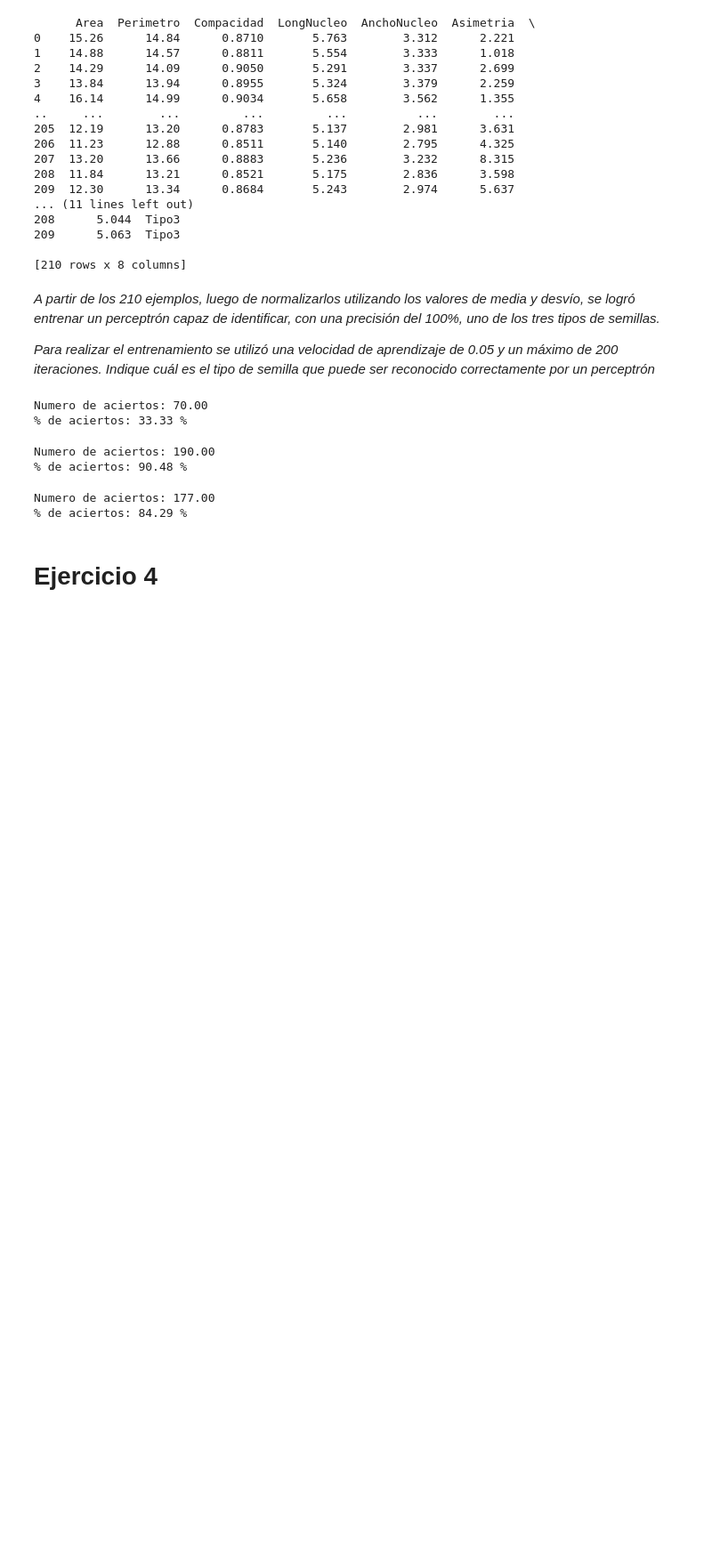
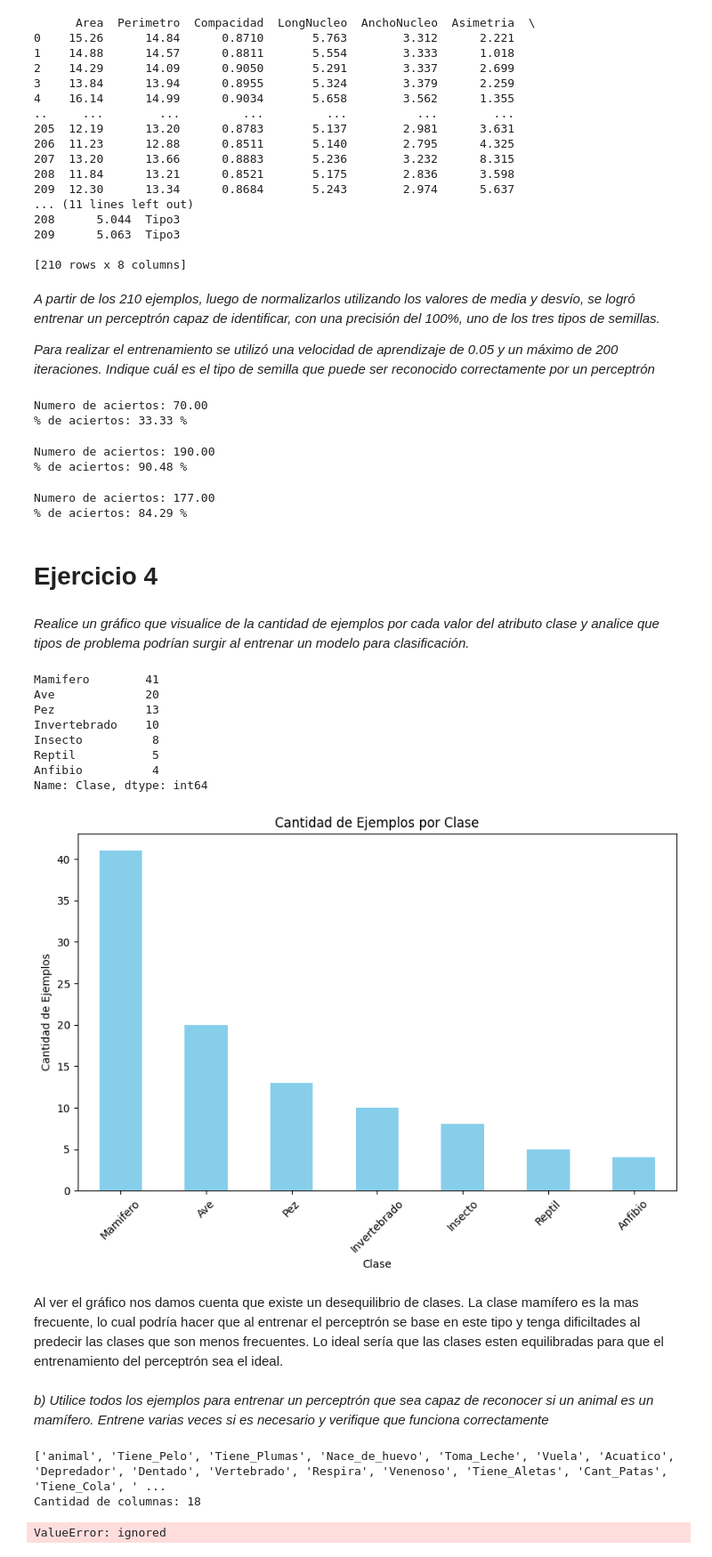
Before and after one commit to doloresgarro/Deep-Learning, a Jupyter notebook: Práctica2.ipynb, the cells around one changed output. Shown at 89% size. Saved outputs shown, nothing was run; the diff lists cells and outputs as text; code cells hidden in the pictures; blank space fills up the shorter version.

```diff
--- a/Práctica2.ipynb
+++ b/Práctica2.ipynb
@@ -282,6 +285,9 @@ Numero de aciertos: 177.00
 % de aciertos: 84.29 %
 # %% [markdown]
 # Ejercicio 4
+# %% [markdown]
+*Realice un gráfico que visualice de la cantidad de ejemplos por cada valor del atributo clase y analice
+que tipos de problema podrían surgir al entrenar un modelo para clasificación.*
 # %%
 import numpy as np
 import pandas as pd
@@ -298,7 +304,74 @@ from ClassPerceptron import Perceptron
 
 from OrdenacionNormalizacion import *
 # %%
-# leer Semillas.csv
-datos = pd.read_csv("Semillas.csv")
+# leer zoo.csv
+datos = pd.read_csv("zoo.csv")
 nColum = list(datos.columns.values)
-print (datos)
+#print (datos)
+# %%
+# cuenta la cantidad de ejemplos por cada valor del atributo Clase
+contador = datos['Clase'].value_counts()
+print(contador)
+
+# crea gráfico de barras
+plt.figure(figsize=(10, 6))
+contador.plot(kind='bar', color='skyblue')
+plt.title('Cantidad de Ejemplos por Clase')
+plt.xlabel('Clase')
+plt.ylabel('Cantidad de Ejemplos')
+plt.xticks(rotation=45)  # rotar las etiquetas del eje x para mayor claridad
+plt.show()
+# %% [output]
+Mamifero        41
+Ave             20
+Pez             13
+Invertebrado    10
+Insecto          8
+Reptil           5
+Anfibio          4
+Name: Clase, dtype: int64
+[figure, added]
+# %% [markdown]
+Al ver el gráfico nos damos cuenta que existe un desequilibrio de clases. La clase mamífero es la mas frecuente, lo cual podría hacer que al entrenar el perceptrón se base en este tipo y tenga dificiltades al predecir las clases que son menos frecuentes.
+Lo ideal sería que las clases esten equilibradas para que el entrenamiento del perceptrón sea el ideal.
+# %% [markdown]
+*b) Utilice todos los ejemplos para entrenar un perceptrón que sea capaz de reconocer si un animal es un
+mamífero. Entrene varias veces si es necesario y verifique que funciona correctamente*
+# %%
+nColum = list(datos.columns.values)
+print(nColum)
+print("Cantidad de columnas:", len(nColum))
+
+# Datos de entrenamiento
+X = np.array(datos.iloc[:,0:17])
+#print(X)
+
+normalizador = preprocessing.StandardScaler()
+X = normalizador.fit_transform(X)
+
+# Salida binaria
+T = datos['Clase'] == 'Mamifero'
+T = np.array(T*1) # convierte a binario
+#print(T)
+
+
+
+
+#(X_new, T_new, scaler) = OrdenacionNormalizacion(X, T, '-', 'estadistica')
+
+alfa = 0.05
+MAX_ITE = 200
+
+# Entrenamiento
+p = Perceptron(alfa, MAX_ITE, draw = False)
+p.fit(X_new, T_new)
+
+Y = p.predict(X_new)
+#aciertos = sum(Y == T)
+nAciertos = sum (Y == T)
+print("Numero de aciertos: %.2f" % nAciertos)
+print("%% de aciertos: %.2f %%" % (100 * nAciertos/X.shape[0]))
+# %% [output]
+['animal', 'Tiene_Pelo', 'Tiene_Plumas', 'Nace_de_huevo', 'Toma_Leche', 'Vuela', 'Acuatico', 'Depredador', 'Dentado', 'Vertebrado', 'Respira', 'Venenoso', 'Tiene_Aletas', 'Cant_Patas', 'Tiene_Cola', ' ...
+Cantidad de columnas: 18
+ValueError: ignored
```
Also changed, not shown: parts of 1 cell of this notebook.
